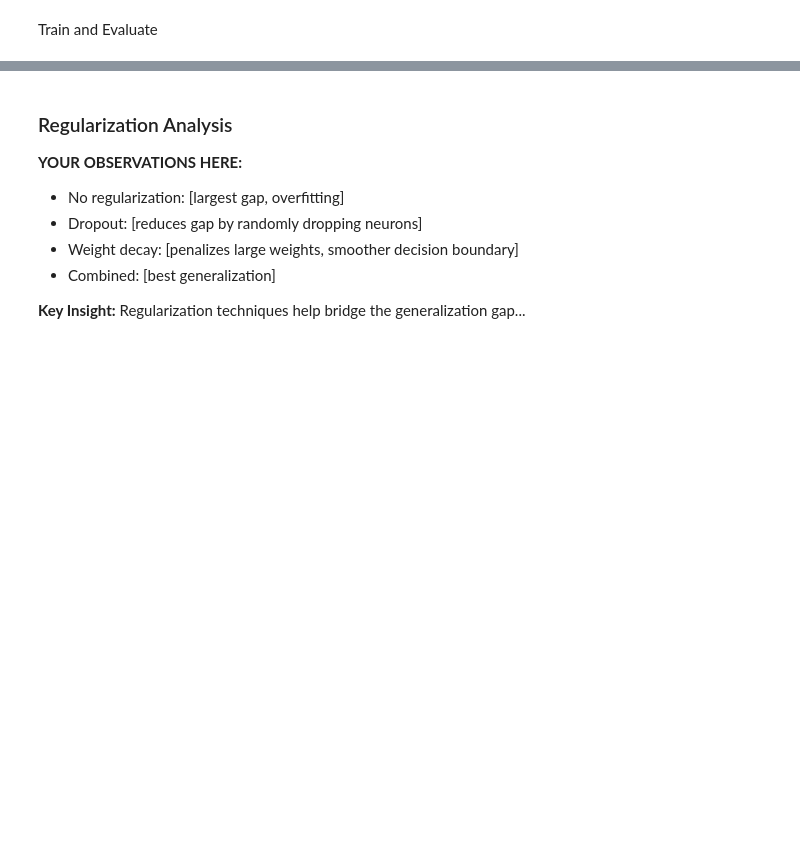
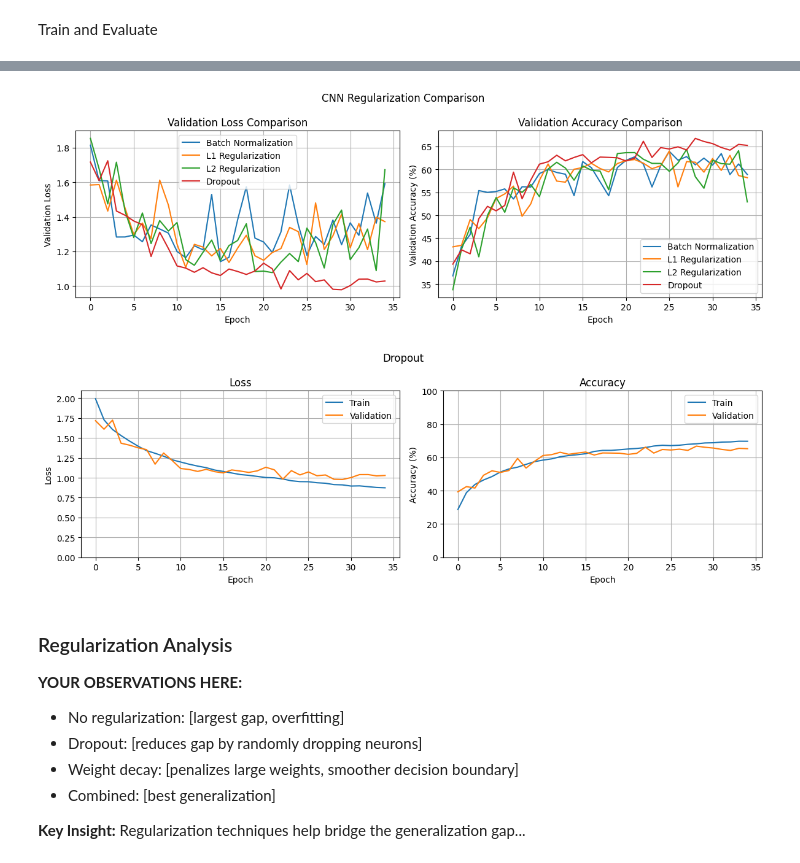
Before and after one commit to marcosncosta1/DeepLearning_practical_1, a Jupyter notebook: cnn_experiments.ipynb, the cells around one changed output, grey strips where cells are left out. Saved outputs shown, nothing was run; the diff lists cells and outputs as text; code cells hidden in the pictures; blank space fills up the shorter version.

Commit message:
Add regularization plot

```diff
--- a/cnn_experiments.ipynb
+++ b/cnn_experiments.ipynb
@@ -976,11 +976,11 @@ class MediumCNNRegularized(nn.Module):
         self.classifier = nn.Sequential(
             nn.AdaptiveAvgPool2d((1, 1)),
             nn.Flatten(),
-            nn.Linear(64, 64),
-            nn.BatchNorm1d(64),
+            nn.Linear(64, 128),
+            nn.BatchNorm1d(128),
             nn.ReLU(),
             nn.Dropout(p=dropout_classifier),
-            nn.Linear(64, num_classes)
+            nn.Linear(128, num_classes)
         )
 
     def forward(self, x):
@@ -991,9 +991,9 @@ Train and Evaluate
 train_loader, val_loader, _, _ = get_data_loaders(img_size=IMG_SIZE)
 
 regularization_configs = [
-    # ("Medium CNN Batch Norm", 0.0, 0.0, 0.0, 0.0),
-    # ("Medium CNN L1 1e-5", 1e-5, 0.0, 0.0, 0.0),
-    # ("Medium CNN L2 1e-4", 0.0, 1e-4, 0.0, 0.0),
+    ("Medium CNN Batch Norm", 0.0, 0.0, 0.0, 0.0),
+    ("Medium CNN L1 1e-4", 1e-4, 0.0, 0.0, 0.0),
+    ("Medium CNN L2 1e-3", 0.0, 1e-3, 0.0, 0.0),
     ("Medium CNN Dropout 0.2 0.3", 0.0, 0.0, 0.2, 0.3),
 ]
 
@@ -1006,7 +1006,7 @@ for name, l1_lambda, weight_decay, dropout_conv, dropout_classifier in regulariz
     config = {
         'experiment': 'Regularization Comparison',
         'model_name': name,
-        'epochs': 50,
+        'epochs': 35,
         'lr': 0.002,
         'weight_decay': weight_decay,
         'l1_lambda': l1_lambda,
@@ -1035,3 +1035,16 @@ Model saved to /content/drive/MyDrive/DeepLearning_practical_1/saved_models/Deep
+# %%
+# Visualize regularization comparison
+if "regularization_histories" not in globals():
+    regularization_histories = [load_history("Medium CNN Batch Norm"),
+                               load_history("Medium CNN L1 1e-4"),
+                               load_history("Medium CNN L2 1e-3"),
+                               load_history("Medium CNN Dropout 0.2 0.3")]
+
+compare_histories(regularization_histories, ["Batch Normalization", "L1 Regularization", "L2 Regularization", "Dropout"], "CNN Regularization Comparison")
+plot_history(regularization_histories[-1], title="Dropout")
+# %% [output]
+[figure, added]
+[figure, added]
 # %% [markdown]
 ### Regularization Analysis
 
```
Also changed, not shown: parts of 1 cell of this notebook.
